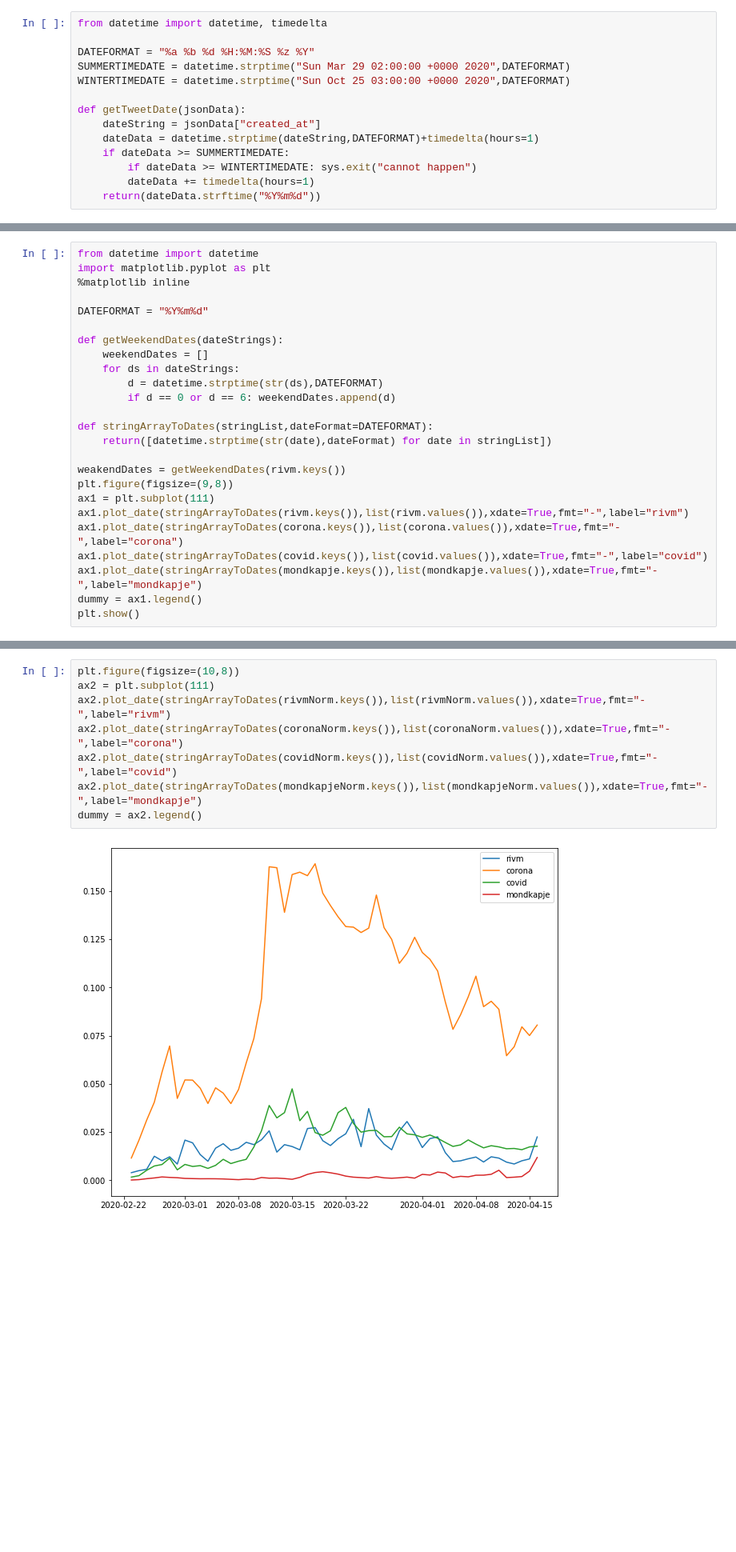
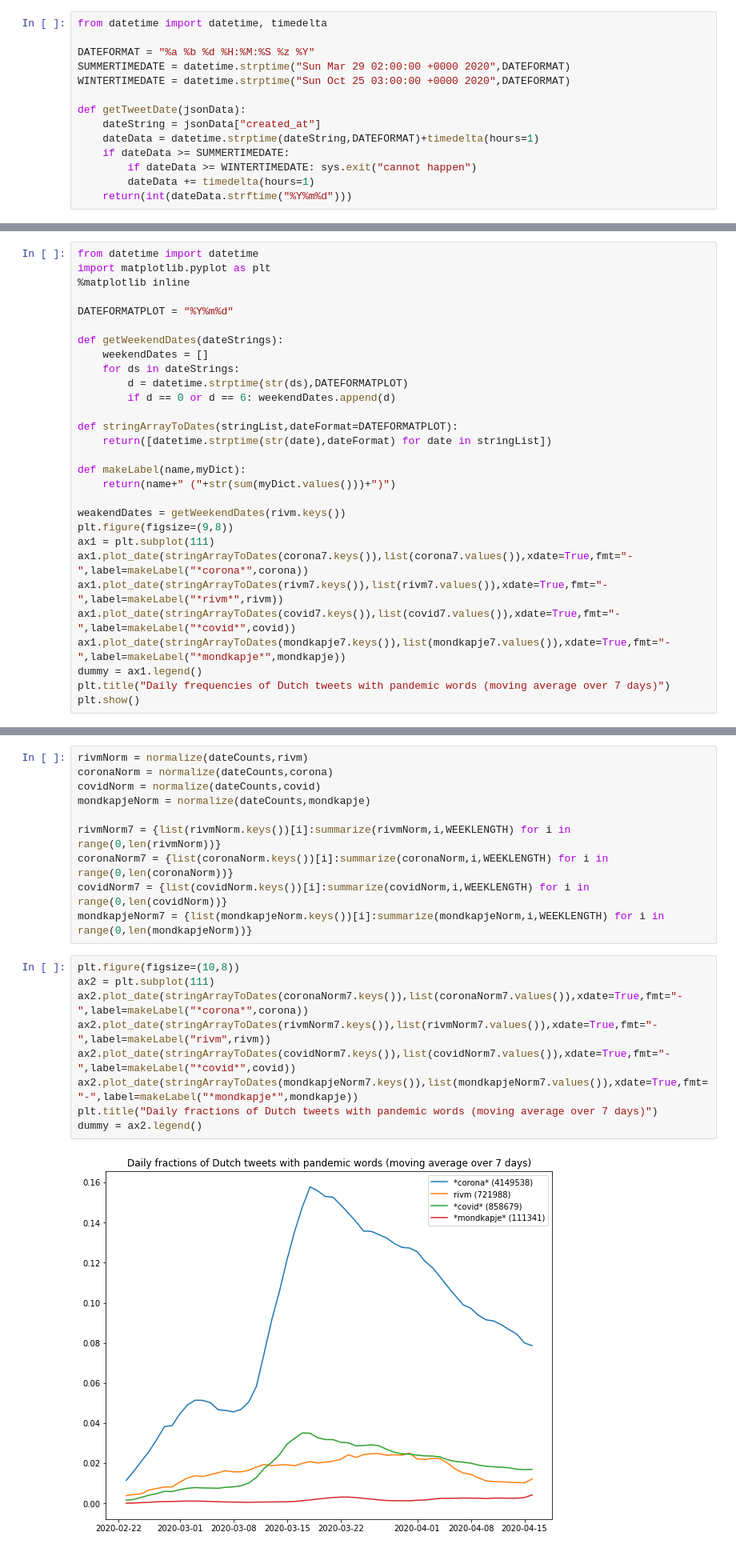
Before and after one commit to puregome/notebooks, a Jupyter notebook: tweet-counts.ipynb, the cells around one changed output, grey strips where cells are left out. Shown at 80% size. Cells and saved outputs as stored; diff of their text form; blank space fills up the shorter version.

Commit message:
incremental data processing

```diff
--- a/tweet-counts.ipynb
+++ b/tweet-counts.ipynb
@@ -39,7 +39,7 @@ def getTweetDate(jsonData):
     if dateData >= SUMMERTIMEDATE:
         if dateData >= WINTERTIMEDATE: sys.exit("cannot happen")
         dateData += timedelta(hours=1)
-    return(dateData.strftime("%Y%m%d"))
+    return(int(dateData.strftime("%Y%m%d")))
 # %%
 DUTCH = "nl"
 
@@ -89,24 +148,28 @@ from datetime import datetime
 import matplotlib.pyplot as plt
 %matplotlib inline
 
-DATEFORMAT = "%Y%m%d"
+DATEFORMATPLOT = "%Y%m%d"
 
 def getWeekendDates(dateStrings):
     weekendDates = []
     for ds in dateStrings:
-        d = datetime.strptime(str(ds),DATEFORMAT)
+        d = datetime.strptime(str(ds),DATEFORMATPLOT)
         if d == 0 or d == 6: weekendDates.append(d)
 
-def stringArrayToDates(stringList,dateFormat=DATEFORMAT):
+def stringArrayToDates(stringList,dateFormat=DATEFORMATPLOT):
     return([datetime.strptime(str(date),dateFormat) for date in stringList])
+
+def makeLabel(name,myDict):
+    return(name+" ("+str(sum(myDict.values()))+")")
 
 weakendDates = getWeekendDates(rivm.keys())
 plt.figure(figsize=(9,8))
 ax1 = plt.subplot(111)
-ax1.plot_date(stringArrayToDates(rivm.keys()),list(rivm.values()),xdate=True,fmt="-",label="rivm")
-ax1.plot_date(stringArrayToDates(corona.keys()),list(corona.values()),xdate=True,fmt="-",label="corona")
-ax1.plot_date(stringArrayToDates(covid.keys()),list(covid.values()),xdate=True,fmt="-",label="covid")
-ax1.plot_date(stringArrayToDates(mondkapje.keys()),list(mondkapje.values()),xdate=True,fmt="-",label="mondkapje")
+ax1.plot_date(stringArrayToDates(corona7.keys()),list(corona7.values()),xdate=True,fmt="-",label=makeLabel("*corona*",corona))
+ax1.plot_date(stringArrayToDates(rivm7.keys()),list(rivm7.values()),xdate=True,fmt="-",label=makeLabel("*rivm*",rivm))
+ax1.plot_date(stringArrayToDates(covid7.keys()),list(covid7.values()),xdate=True,fmt="-",label=makeLabel("*covid*",covid))
+ax1.plot_date(stringArrayToDates(mondkapje7.keys()),list(mondkapje7.values()),xdate=True,fmt="-",label=makeLabel("*mondkapje*",mondkapje))
 dummy = ax1.legend()
+plt.title("Daily frequencies of Dutch tweets with pandemic words (moving average over 7 days)")
 plt.show()
 # %% [output]
@@ -132,13 +190,24 @@ mondkapjeNorm = normalize(dateCounts,mondkapje)
+# %%
+rivmNorm = normalize(dateCounts,rivm)
+coronaNorm = normalize(dateCounts,corona)
+covidNorm = normalize(dateCounts,covid)
+mondkapjeNorm = normalize(dateCounts,mondkapje)
+
+rivmNorm7 = {list(rivmNorm.keys())[i]:summarize(rivmNorm,i,WEEKLENGTH) for i in range(0,len(rivmNorm))}
+coronaNorm7 = {list(coronaNorm.keys())[i]:summarize(coronaNorm,i,WEEKLENGTH) for i in range(0,len(coronaNorm))}
+covidNorm7 = {list(covidNorm.keys())[i]:summarize(covidNorm,i,WEEKLENGTH) for i in range(0,len(covidNorm))}
+mondkapjeNorm7 = {list(mondkapjeNorm.keys())[i]:summarize(mondkapjeNorm,i,WEEKLENGTH) for i in range(0,len(mondkapjeNorm))}
 # %%
 plt.figure(figsize=(10,8))
 ax2 = plt.subplot(111)
-ax2.plot_date(stringArrayToDates(rivmNorm.keys()),list(rivmNorm.values()),xdate=True,fmt="-",label="rivm")
-ax2.plot_date(stringArrayToDates(coronaNorm.keys()),list(coronaNorm.values()),xdate=True,fmt="-",label="corona")
-ax2.plot_date(stringArrayToDates(covidNorm.keys()),list(covidNorm.values()),xdate=True,fmt="-",label="covid")
-ax2.plot_date(stringArrayToDates(mondkapjeNorm.keys()),list(mondkapjeNorm.values()),xdate=True,fmt="-",label="mondkapje")
+ax2.plot_date(stringArrayToDates(coronaNorm7.keys()),list(coronaNorm7.values()),xdate=True,fmt="-",label=makeLabel("*corona*",corona))
+ax2.plot_date(stringArrayToDates(rivmNorm7.keys()),list(rivmNorm7.values()),xdate=True,fmt="-",label=makeLabel("rivm",rivm))
+ax2.plot_date(stringArrayToDates(covidNorm7.keys()),list(covidNorm7.values()),xdate=True,fmt="-",label=makeLabel("*covid*",covid))
+ax2.plot_date(stringArrayToDates(mondkapjeNorm7.keys()),list(mondkapjeNorm7.values()),xdate=True,fmt="-",label=makeLabel("*mondkapje*",mondkapje))
+plt.title("Daily fractions of Dutch tweets with pandemic words (moving average over 7 days)")
 dummy = ax2.legend()
 # %% [output]
-[figure, old version]
+[figure, new version]
 # %% [markdown]
 ## Content analysis
 # %%
```
Also changed, not shown: parts of 9 cells of this notebook.
